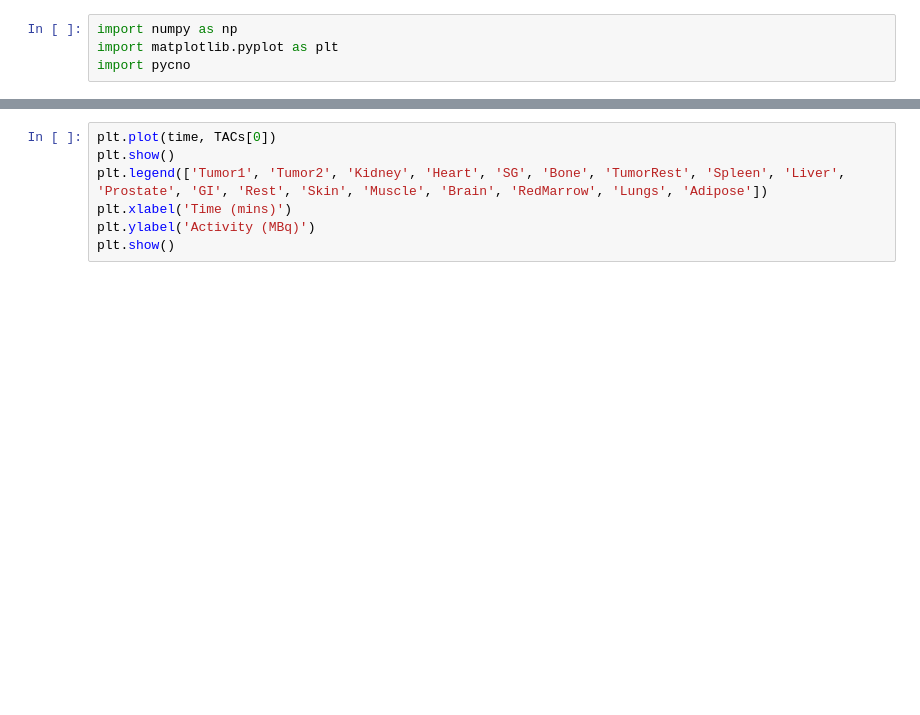
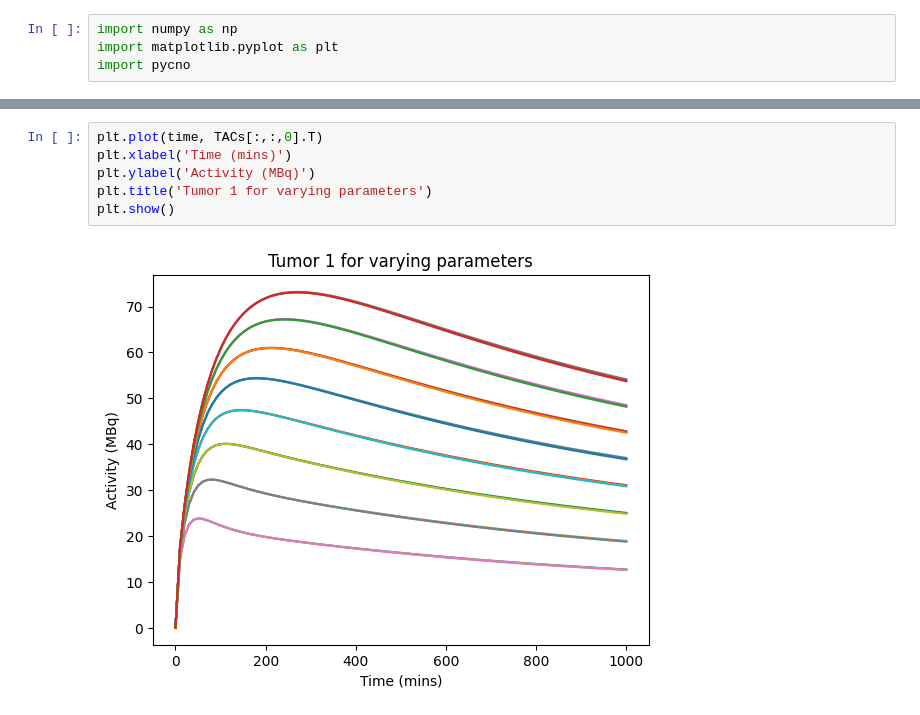
Before and after one commit to qurit/PyCNO, a Jupyter notebook: examples/example_script.ipynb, the cells around one changed output, grey strips where cells are left out. Cells and saved outputs as stored; diff of their text form; blank space fills up the shorter version.

```diff
--- a/examples/example_script.ipynb
+++ b/examples/example_script.ipynb
@@ -37,7 +35,8 @@ UnboundLocalError: cannot access local variable 'rr' where it is not associated
 # %%
-plt.plot(time, TACs[0])
-plt.show()
-plt.legend(['Tumor1', 'Tumor2', 'Kidney', 'Heart', 'SG', 'Bone', 'TumorRest', 'Spleen', 'Liver', 'Prostate', 'GI', 'Rest', 'Skin', 'Muscle', 'Brain', 'RedMarrow', 'Lungs', 'Adipose'])
+plt.plot(time, TACs[:,:,0].T)
 plt.xlabel('Time (mins)')
 plt.ylabel('Activity (MBq)')
+plt.title('Tumor 1 for varying parameters')
 plt.show()
+# %% [output]
+[figure, added]
```
Also changed, not shown: parts of 2 cells of this notebook, 2 other files.
